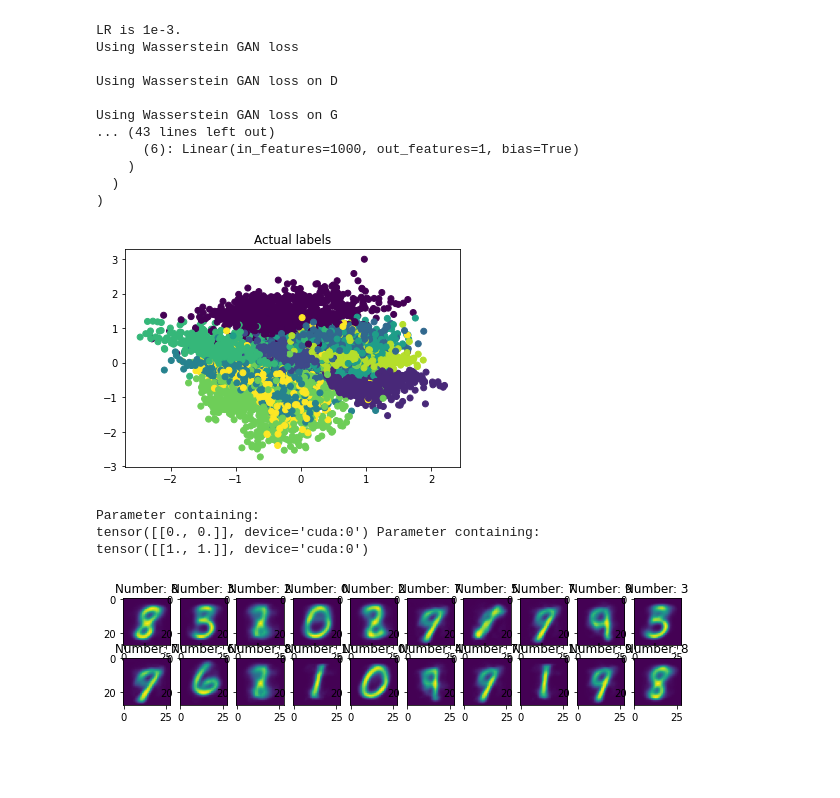
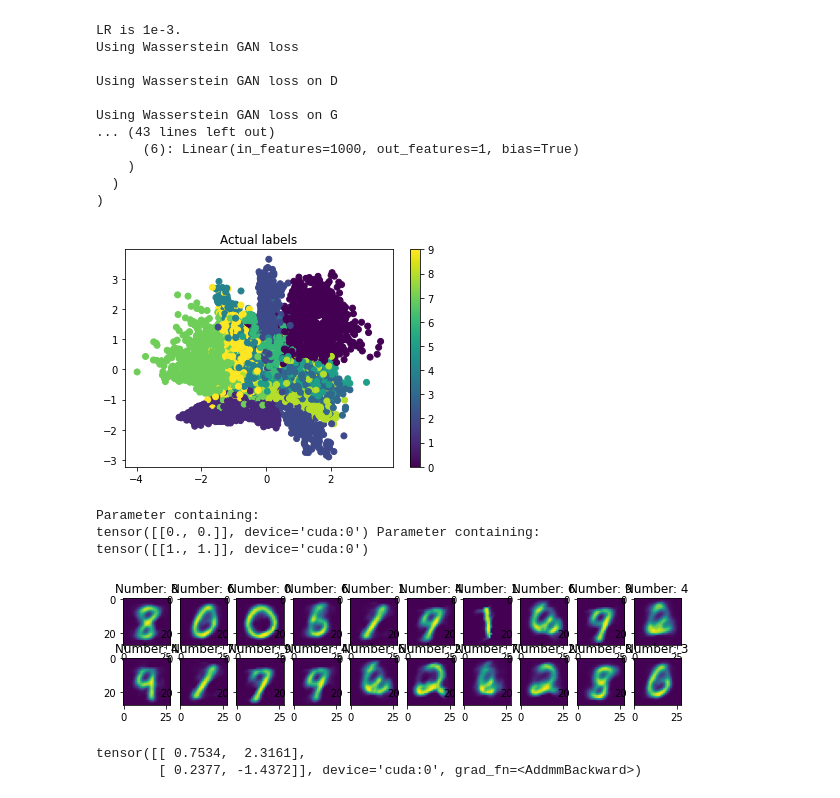
Before and after one commit to RyanBalshaw/VAEs-with-Conditioning, a Jupyter notebook: VAEs_with_clustering.ipynb, the cells around one changed output. Saved outputs shown, nothing was run; the diff lists cells and outputs as text; code cells hidden in the pictures; blank space fills up the shorter version.

```diff
--- a/VAEs_with_clustering.ipynb
+++ b/VAEs_with_clustering.ipynb
@@ -369,6 +425,7 @@ class GaussianLoss(nn.Module):
             gauss_log_loss +=  torch.sum(gauss_log_loss)
 
         return gauss_log_loss #Unnormalised
+
 
 
 class KL_divergence(nn.Module):
@@ -405,6 +462,17 @@ class discrete_KL_divergence(nn.Module):
 
         self.no_classes = no_classes
 
+    def batch_wise_entropy(self, batch_likelihoods): #Maximise this term
+      B = batch_likelihoods.size(0)
+
+      p_hat = 1/B * torch.sum(batch_likelihoods, dim = 0).reshape(1, -1)
+
+      #print(np.round(p_hat.detach().cpu().numpy(), 3))
+
+      batch_entropy = -1 * torch.sum(p_hat * torch.log(p_hat))
+
+      return batch_entropy
+
     def forward(self, class_prob, prior_prob = None):
 
         assert class_prob.size(1) == self.no_classes, "There is a mis-match between the pre-defined number of classes and the number of classes given to the discrete KL divergence."
@@ -415,8 +483,8 @@ class discrete_KL_divergence(nn.Module):
         #perform everything elementwise and then you can reduce if required
         entropy = -1 * torch.sum(class_prob * torch.log(class_prob + 1e-12), dim = 1, keepdim = True) #Entropy term
         cross_entropy = -1 * torch.sum(class_prob * torch.log(prior_prob + 1e-12), dim = 1, keepdim = True)  #Cross-entropy term
-
-        Dkl = entropy - cross_entropy
+        batch_entropy = self.batch_wise_entropy(class_prob) #Batch entropy term (maximise hence minus sign)
+        Dkl = entropy - cross_entropy - 512 * batch_entropy
 
         return Dkl, torch.mean(entropy), torch.mean(cross_entropy) #Unnormalised and I sign-corrected the entropy term.
 
@@ -862,8 +930,8 @@ class MoG_ConditionalPrior(nn.Module):
                     self._prior_var_.requires_grad_(False)
 
                 else:
-                    self._prior_mu_.normal_(0, 1)
-                    self._prior_var_.normal_(0, 1)
+                    self._prior_mu_.normal_(0, 3)
+                    self._prior_var_.normal_(0, 3)
 
     @staticmethod
     def init_weights(m):
@@ -1509,12 +1577,12 @@ data_size = 784
 no_classes = 10
 latent_size = 50
 CURL_flag = True
-epochs = 2
+epochs = 1000
 device = torch.device("cuda:0" if torch.cuda.is_available() else "cpu")
-encode_dict = { "ff_layers":[data_size, 512, 256, 128, latent_size],
+encode_dict = { "ff_layers":[data_size, 512, 512, 256, 128, latent_size],
                 "conv_flag":False }
 
-decode_dict = { "ff_layers":[latent_size, 128, 256, 512, data_size],
+decode_dict = { "ff_layers":[latent_size, 128, 256, 512, 512, data_size],
                 "conv_flag":False }
 
 prior_dict = {  "ff_layers":[no_classes, 512, 256, 128, latent_size],
@@ -1534,7 +1602,7 @@ with torch.no_grad():
     #print(mu_zp, var_zp)
 
 MoG_VAE_opt = MoG_VAE_optimiser(model, Params = None)
-MoG_VAE_cost = MoG_VAE_loss(no_classes, "BCE", gamma = 1, beta = 1, alpha = 0.01)
+MoG_VAE_cost = MoG_VAE_loss(no_classes, "BCE", gamma = 2, beta = 1, alpha = 1)
 my_trainer = MoG_VAE_trainer(model, MoG_VAE_opt, MoG_VAE_cost, train_loader, valid_loader, epochs) #Not correct, as we need to split train into 80-20 but ignored for now
 
 my_trainer.train_model()
@@ -2883,37 +2995,43 @@ for cnt, i in enumerate(test_loader):
     mu_z = mu_z.detach().cpu().numpy()
     l = l.detach().cpu().numpy()
     recon = recon.detach().cpu().numpy()
 
     if cnt == 0:
         mu_z_total = mu_z
         l_total = l
         recon_total = recon
     else:
         mu_z_total = np.vstack((mu_z_total, mu_z))
         l_total = np.concatenate((l_total, l))
         recon_total = np.concatenate((recon_total, recon))
 
 fig, ax = plt.subplots(1, 1)
 
 ax.set_title("Actual labels")
-ax.scatter(mu_z_total[:, 0], mu_z_total[:, 1], c = l_total)
-
+f = ax.scatter(mu_z_total[:, 0], mu_z_total[:, 1], c = l_total)
+fig.colorbar(f)
 fig.tight_layout
 plt.show()
 
 mu_z_p, var_z_p = model.prior()
 print(mu_z_p, var_z_p)
 
 fig, ax = plt.subplots(2,10, figsize = (10, 2))
 ax = ax.flatten()
 for i in range(20):
   ax[i].set_title("Number: {}".format(l_total[i]))
   ax[i].imshow(recon_total[i, :].reshape(28, 28))
 
 plt.show()
 # %% [output]
-[figure, old version]
+[figure, new version]
 Parameter containing:
 tensor([[0., 0.]], device='cuda:0') Parameter containing:
 tensor([[1., 1.]], device='cuda:0')
-[figure, old version]
+[figure, new version]
+# %%
+mu_pp, var_pp = model.encoder(my_trainer.pairwise_samples)
+print(mu_pp)
+# %% [output]
+tensor([[ 0.7534,  2.3161],
+        [ 0.2377, -1.4372]], device='cuda:0', grad_fn=<AddmmBackward>)
```
Also changed, not shown: parts of 10 cells of this notebook.
